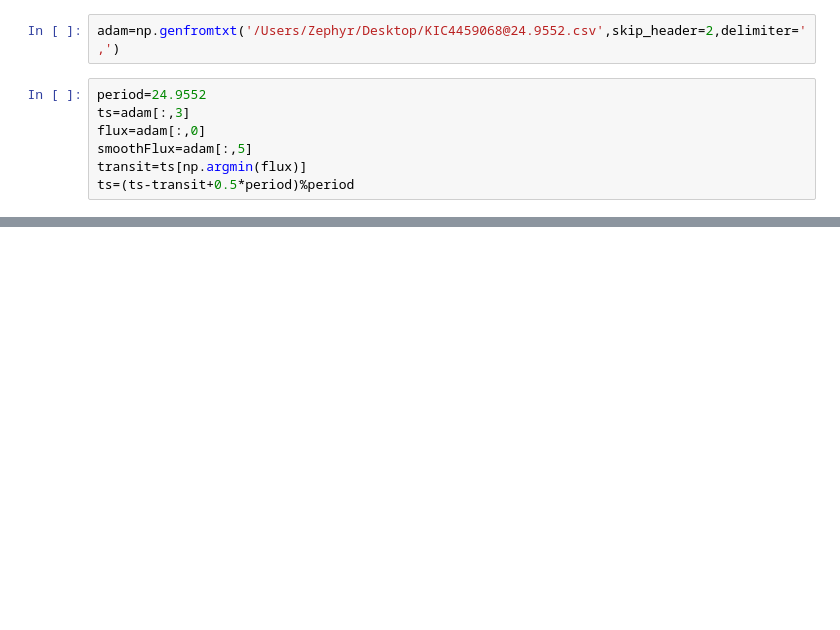
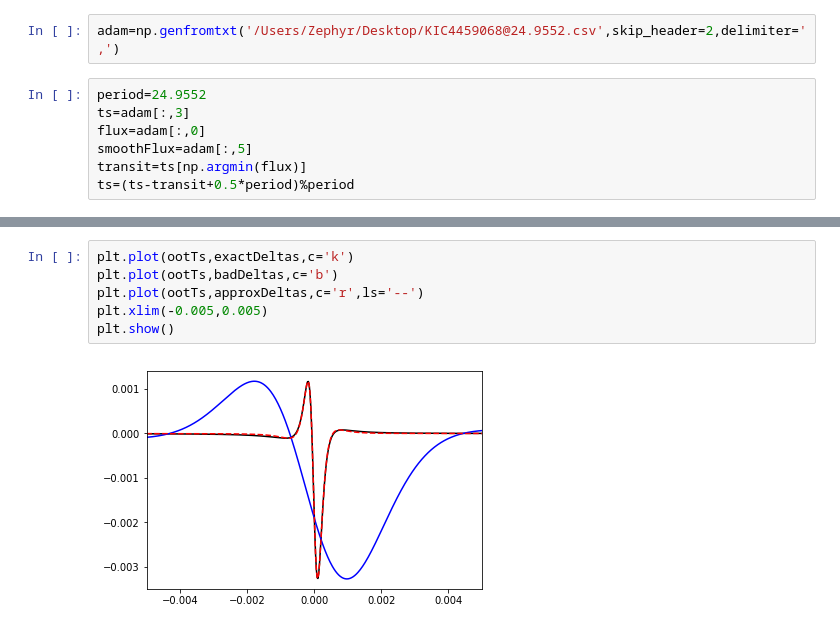
Before and after one commit to zpenoyre/OoT, a Jupyter notebook: ootExample.ipynb, the cells around one changed output, grey strips where cells are left out. Saved outputs shown, nothing was run; the diff lists cells and outputs as text; blank space fills up the shorter version.

```diff
--- a/ootExample.ipynb
+++ b/ootExample.ipynb
@@ -158,0 +173,8 @@ plt.show()
+# %%
+plt.plot(ootTs,exactDeltas,c='k')
+plt.plot(ootTs,badDeltas,c='b')
+plt.plot(ootTs,approxDeltas,c='r',ls='--')
+plt.xlim(-0.005,0.005)
+plt.show()
+# %% [output]
+[figure, added]
```
Also changed, not shown: parts of 9 cells of this notebook, 2 other files.
